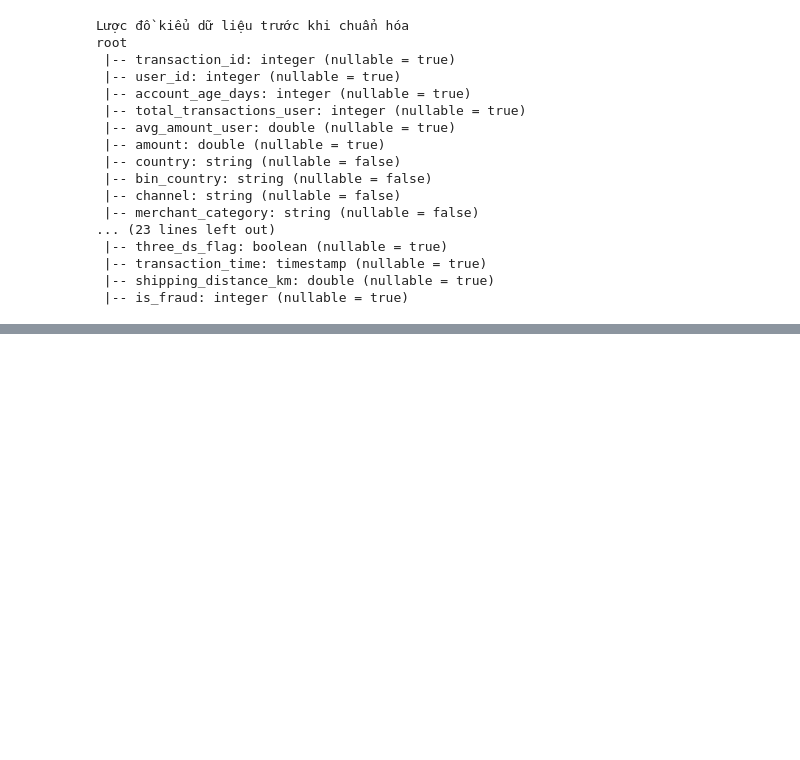
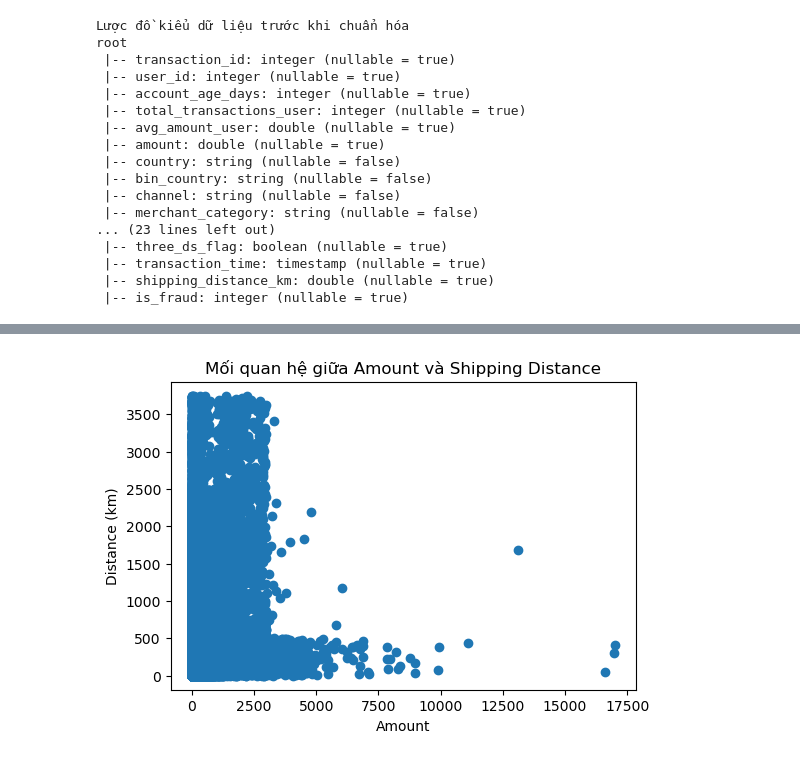
Before and after one commit to Leonn2285/E-Commerce-Fraud-Detection, a Jupyter notebook: ecommerce-fraud-detection/transaction.ipynb, the cells around one changed output, grey strips where cells are left out. Saved outputs shown, nothing was run; the diff lists cells and outputs as text; code cells hidden in the pictures; blank space fills up the shorter version.

```diff
--- a/ecommerce-fraud-detection/transaction.ipynb
+++ b/ecommerce-fraud-detection/transaction.ipynb
@@ -148,0 +220,9 @@ root
+# %%
+plt.figure(figsize=(6,4))
+plt.scatter(pdf["amount"], pdf["shipping_distance_km"])
+plt.title("Mối quan hệ giữa Amount và Shipping Distance")
+plt.xlabel("Amount")
+plt.ylabel("Distance (km)")
+plt.show()
+# %% [output]
+[figure, added]
```
Also changed, not shown: parts of 11 cells of this notebook, 1 other file.
